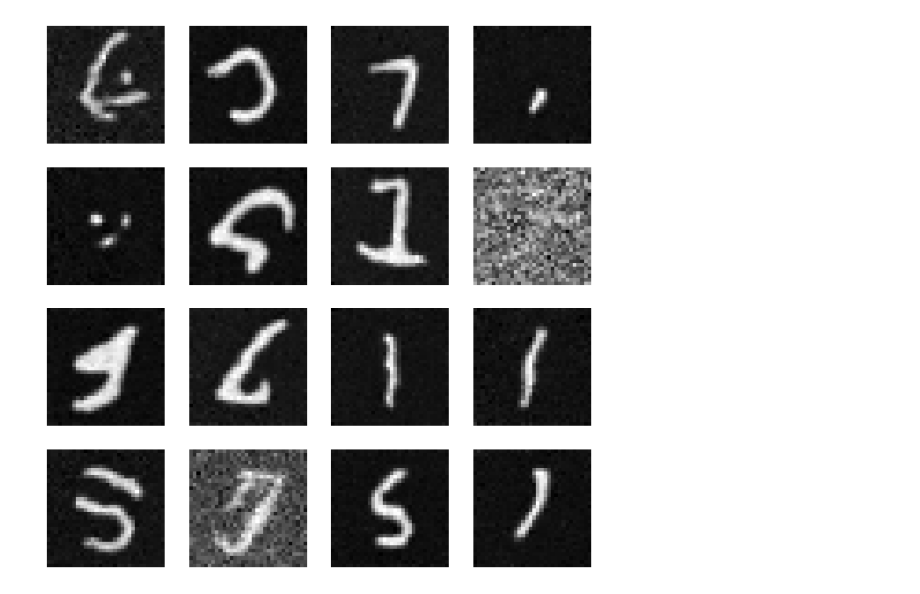
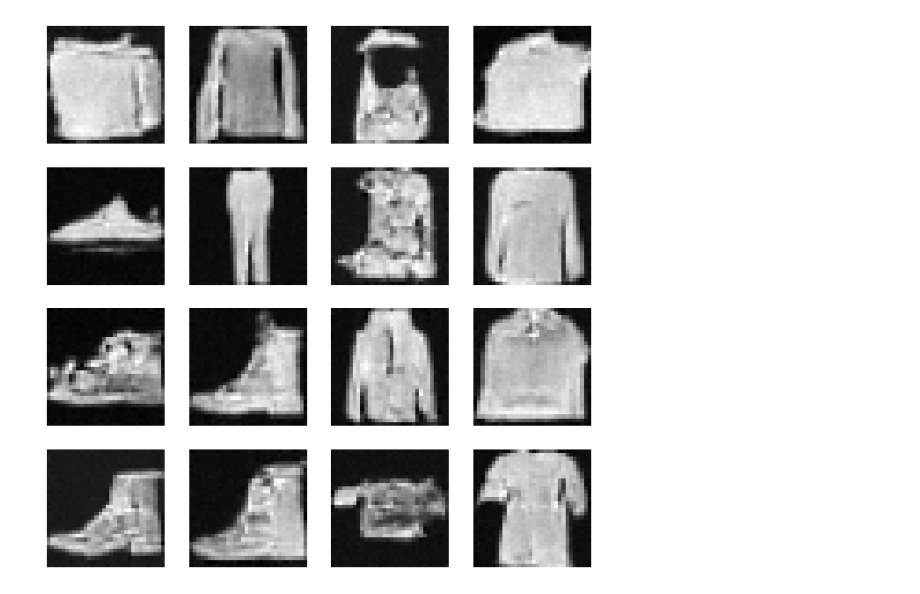
Before and after one commit to ahasdasetodu/ML_experiments, a Jupyter notebook: ML/diffusion.ipynb, the cells around one changed output. Cells and saved outputs as stored; diff of their text form; code cells hidden in the pictures.

```diff
--- a/ML/diffusion.ipynb
+++ b/ML/diffusion.ipynb
@@ -9,7 +9,7 @@ train_transform =transforms.Compose([
     transforms.Normalize((0.5, ), (0.5,))
 ])
 
-train_dataset = datasets.MNIST(root='./data', train=True, transform=train_transform, download=True)
-test_dataset = datasets.MNIST(root='./data', train=False, transform=transforms.ToTensor(), download=True)
+train_dataset = datasets.FashionMNIST(root='./data', train=True, transform=train_transform, download=True)
+test_dataset = datasets.FashionMNIST(root='./data', train=False, transform=transforms.ToTensor(), download=True)
 train_loader = data.DataLoader(dataset=train_dataset, batch_size=64, shuffle=True)
 test_loader = data.DataLoader(dataset=test_dataset, batch_size=64, shuffle=False)
@@ -92,7 +124,7 @@ class Diffusion(nn.Module):
         super(Diffusion, self).__init__()
         self.timesteps = timesteps
         self.img_size = img_size
-        self.betas = torch.linspace(0.0001, 0.02, timesteps).to(device)
+        self.betas = (torch.linspace(0.0001**0.5, 0.02**0.5, timesteps) ** 2).to(device)
         self.alphas = 1 - self.betas
         self.alphas_cumprod = torch.cumprod(self.alphas,dim=0)
         self.sqrt_alphas_cumprod = torch.sqrt(self.alphas_cumprod)
@@ -105,16 +137,24 @@ class Diffusion(nn.Module):
         return sqrt_alpha_cumprod_t * x_0 + sqrt_one_minus_alpha_cumprod_t * noise, noise
 # %%
 import torch.optim as optim
+from torch.utils.tensorboard import SummaryWriter
+
+
+import datetime
+now = datetime.datetime.now().strftime("%m_%d-%H_%M_%S")
+
+writter = SummaryWriter(log_dir=f'runs/diffusion/{now}')
 
 device = torch.device('cuda' if torch.cuda.is_available() else 'cpu')
+
 model = UNet().to(device)
 diffusion = Diffusion().to(device)
-optimizer = optim.Adam(model.parameters(), lr=5e-4)
-num_epochs = 2
+optimizer = optim.Adam(model.parameters(), lr=1e-4)
+num_epochs = 5
 
 for epoch in range(num_epochs):
     total_loss = 0
-    for images, _ in train_loader:
+    for batch_idx, (images, _) in enumerate(train_loader):
         images = images.to(device)
         optimizer.zero_grad()
         t = torch.randint(0, diffusion.timesteps, (images.shape[0],), device=device).long()
@@ -122,11 +162,12 @@ for epoch in range(num_epochs):
         predicted_noise = model(x_t,t)
 
         loss = F.mse_loss(predicted_noise, noise)
-
+        writter.add_scalar("Loss/train",loss, batch_idx + len(train_loader) * epoch)
 
         loss.backward()
         optimizer.step()
         total_loss += loss.item()
-
+    writter.flush()
     print(f"Epoch {epoch+1}: Loss {total_loss/len(train_loader)}")
+    writter.close()
 # %% [output]
@@ -141,32 +185,32 @@ def sample(model, diffusion, num_samples=16):
     model.eval()
     x_t = torch.randn((num_samples, 1, 32, 32), device=device)
 
     for t in reversed(range(diffusion.timesteps)):
         t_tensor = torch.full((num_samples,), t, device=device, dtype=torch.long)
-        predicted_noise = model(x_t,t)
+        predicted_noise = model(x_t,t_tensor)
 
         # Compute the mean of p(x_{t-1} | x_t)
         alpha_t = diffusion.alphas[t_tensor].reshape(-1, 1, 1, 1)
         alpha_cumprod_t = diffusion.alphas_cumprod[t_tensor].reshape(-1, 1, 1, 1)
         mean = (1 / torch.sqrt(alpha_t)) * (x_t - (1 - alpha_t) / torch.sqrt(1 - alpha_cumprod_t) * predicted_noise)
 
         if t > 0:
             z = torch.randn_like(x_t)
             sigma_t = torch.sqrt(diffusion.betas[t_tensor]).reshape(-1, 1, 1, 1)
             x_t = mean + sigma_t * z
         else:
             x_t = mean
 
     return x_t
 
 # Generate and visualize samples
 samples = sample(model, diffusion)
 samples = samples.cpu().numpy().squeeze()
 
 fig, axs = plt.subplots(4, 4, figsize=(8, 8))
 for i, ax in enumerate(axs.flatten()):
     ax.imshow(samples[i], cmap="gray")
     ax.axis("off")
 plt.show()
 # %% [output]
-[figure, old version]
+[figure, new version]
```
Also changed, not shown: parts of 3 cells of this notebook, 3 other files.
